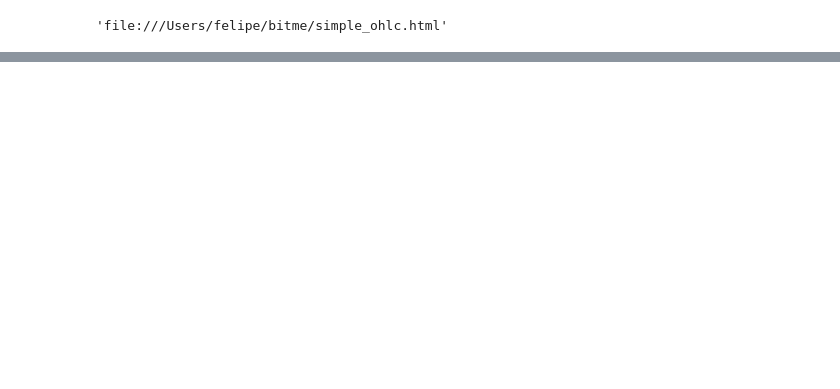
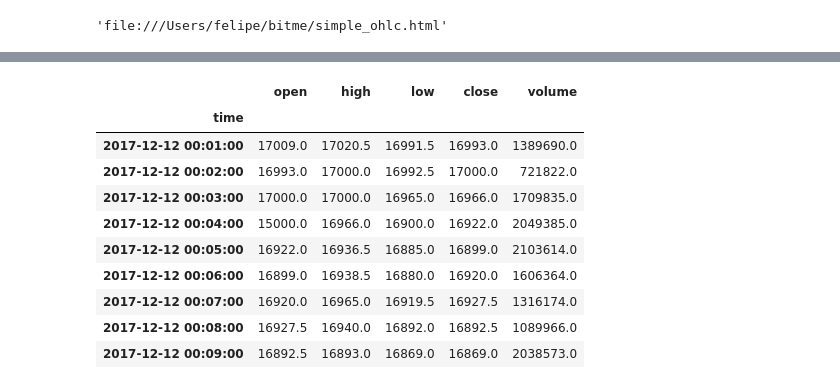
Before and after one commit to felipemontefuscolo/bitme, a Jupyter notebook: Untitled1.ipynb, the cells around one changed output, grey strips where cells are left out. Saved outputs shown, nothing was run; the diff lists cells and outputs as text; code cells hidden in the pictures; blank space fills up the shorter version.

```diff
--- a/Untitled1.ipynb
+++ b/Untitled1.ipynb
@@ -63,0 +12,7 @@ rule + bar
+# %%
+fills = read_data('/Users/felipe/bitme/output/fills.csv')
+pnls = read_data('/Users/felipe/bitme/output/pnl.csv')
+buys = fills.loc[fills['side'] == 'buy'][['price']]
+sells = fills.loc[fills['side'] == 'sell'][['price']]
+liqs = fills.loc[fills['order_type'] == 'market'][['price']]
+pnls[['cum_pnl']]
@@ -129,0 +183,39 @@ None
+# %%
+from typing import Union
+def to_ohlcv(data: Union[pd.DataFrame, list] = None, filename=None) -> pd.DataFrame:
+
+    if filename is not None:
+        if data is not None:
+            raise ValueError("XOR(filename==None, data==None) should be True")
+        data = pd.read_csv(filename)
+
+    if isinstance(data, list):
+        df = pd.DataFrame(data=data, dtype='float64')
+    else:
+        df = data
+    if 'timestamp' in df.columns:
+        df.set_index('timestamp', inplace=True)
+    elif 'time' in df.columns:
+        df.set_index('time', inplace=True)
+    df = df[['open', 'high', 'low', 'close', 'volume']]
+    df.index = pd.to_datetime(df.index)
+
+    return df
+# %%
+z = to_ohlcv(filename='/Users/felipe/bitme/data/sample2.csv')
+# %%
+z['open'][3] = 15000.0
+# %%
+z
+# %% [output]
+|  | open | high | low | close | volume |
+| time |  |  |  |  |  |
+| 2017-12-12 00:01:00 | 17009.0 | 17020.5 | 16991.5 | 16993.0 | 1389690.0 |
+| 2017-12-12 00:02:00 | 16993.0 | 17000.0 | 16992.5 | 17000.0 | 721822.0 |
+| 2017-12-12 00:03:00 | 17000.0 | 17000.0 | 16965.0 | 16966.0 | 1709835.0 |
+| 2017-12-12 00:04:00 | 15000.0 | 16966.0 | 16900.0 | 16922.0 | 2049385.0 |
+| 2017-12-12 00:05:00 | 16922.0 | 16936.5 | 16885.0 | 16899.0 | 2103614.0 |
+| 2017-12-12 00:06:00 | 16899.0 | 16938.5 | 16880.0 | 16920.0 | 1606364.0 |
+| 2017-12-12 00:07:00 | 16920.0 | 16965.0 | 16919.5 | 16927.5 | 1316174.0 |
+| 2017-12-12 00:08:00 | 16927.5 | 16940.0 | 16892.0 | 16892.5 | 1089966.0 |
+| 2017-12-12 00:09:00 | 16892.5 | 16893.0 | 16869.0 | 16869.0 | 2038573.0 |
```
Also changed, not shown: parts of 11 cells of this notebook, 6 other files.
